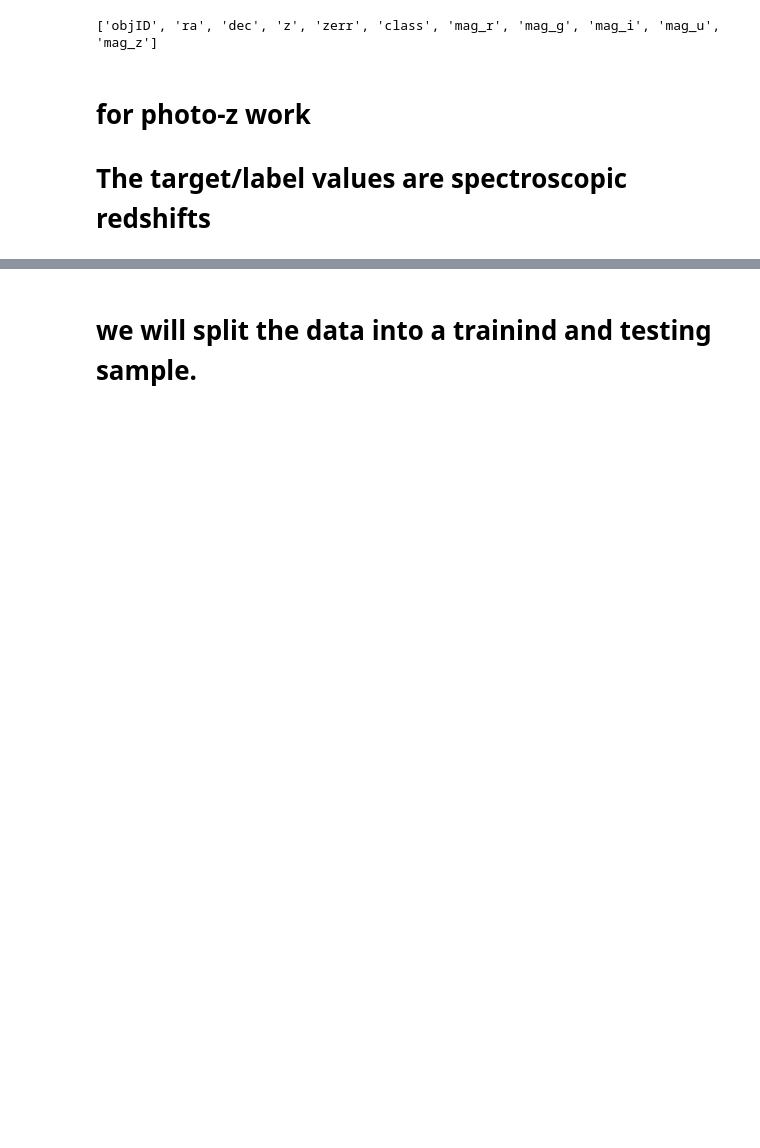
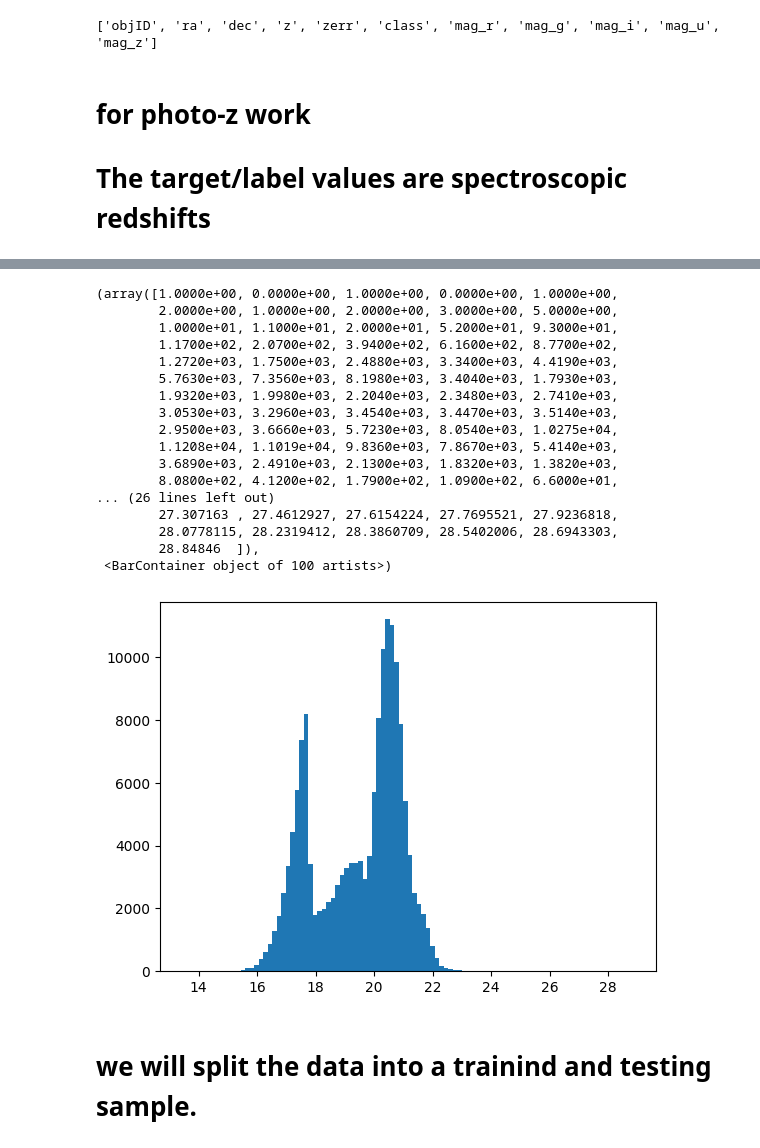
Before and after one commit to csabiu/KAML-2025, a Jupyter notebook: DNN_photoz.ipynb, the cells around one changed output, grey strips where cells are left out. Cells and saved outputs as stored; diff of their text form; code cells hidden in the pictures; blank space fills up the shorter version.

```diff
--- a/DNN_photoz.ipynb
+++ b/DNN_photoz.ipynb
@@ -81,6 +103,26 @@ targets = np.array(f2(d['z']))
 # %%
 # normalise inputs
-inputs = (inputs - np.mean(inputs, axis=0)) / np.std(inputs, axis=0)
+#inputs = (inputs - np.mean(inputs, axis=0)) / np.std(inputs, axis=0)
+plt.hist(inputs[:,1],100)
+# %% [output]
+(array([1.0000e+00, 0.0000e+00, 1.0000e+00, 0.0000e+00, 1.0000e+00,
+        2.0000e+00, 1.0000e+00, 2.0000e+00, 3.0000e+00, 5.0000e+00,
+        1.0000e+01, 1.1000e+01, 2.0000e+01, 5.2000e+01, 9.3000e+01,
+        1.1700e+02, 2.0700e+02, 3.9400e+02, 6.1600e+02, 8.7700e+02,
+        1.2720e+03, 1.7500e+03, 2.4880e+03, 3.3400e+03, 4.4190e+03,
+        5.7630e+03, 7.3560e+03, 8.1980e+03, 3.4040e+03, 1.7930e+03,
+        1.9320e+03, 1.9980e+03, 2.2040e+03, 2.3480e+03, 2.7410e+03,
+        3.0530e+03, 3.2960e+03, 3.4540e+03, 3.4470e+03, 3.5140e+03,
+        2.9500e+03, 3.6660e+03, 5.7230e+03, 8.0540e+03, 1.0275e+04,
+        1.1208e+04, 1.1019e+04, 9.8360e+03, 7.8670e+03, 5.4140e+03,
+        3.6890e+03, 2.4910e+03, 2.1300e+03, 1.8320e+03, 1.3820e+03,
+        8.0800e+02, 4.1200e+02, 1.7900e+02, 1.0900e+02, 6.6000e+01,
+... (26 lines left out)
+        27.307163 , 27.4612927, 27.6154224, 27.7695521, 27.9236818,
+        28.0778115, 28.2319412, 28.3860709, 28.5402006, 28.6943303,
+        28.84846  ]),
+ <BarContainer object of 100 artists>)
+[figure, added]
 # %% [markdown]
 # we will split the data into a trainind and testing sample.
 # %%
```
Also changed, not shown: parts of 7 cells of this notebook.
